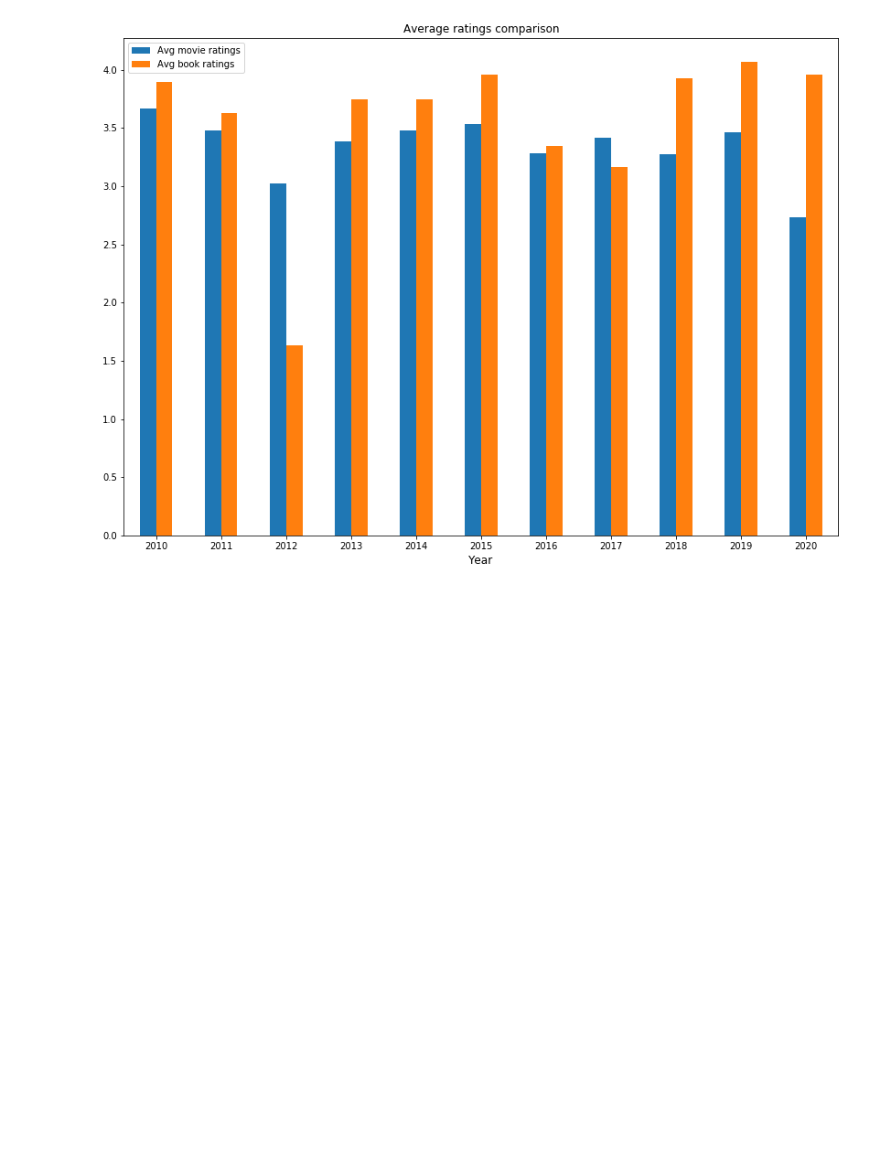
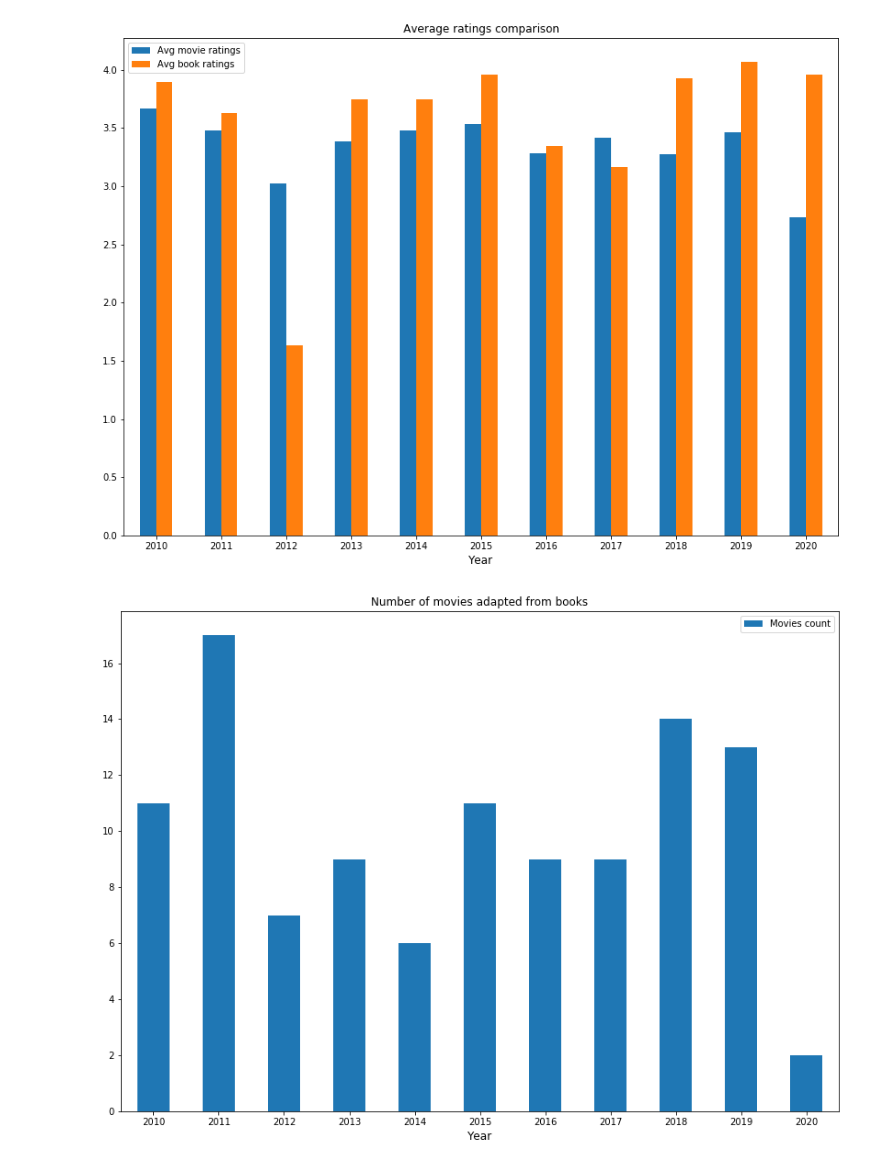
Before and after one commit to jankichauhan/Captsone_Goodreads_Imdb, a Jupyter notebook: Imdb_data_load.ipynb, the cells around one changed output. Saved outputs shown, nothing was run; the diff lists cells and outputs as text; code cells hidden in the pictures; blank space fills up the shorter version.

```diff
--- a/Imdb_data_load.ipynb
+++ b/Imdb_data_load.ipynb
@@ -7,7 +7,7 @@ import pandas as pd
 spark = (ps.sql.SparkSession
          .builder
          .master('local[4]')
-         .appName('lecture')
+         .appName('capstone')
          .getOrCreate()
         )
 sc = spark.sparkContext
@@ -567,4 +548,4 @@ pd_movie_book
 | 107 | Moneyball | Moneyball: The Art of Winning an ... | 2011 | Biography,Drama,Sport | 7.6 | 4.26 | 343269 | ... |
 108 rows × 10 columns
 # %%
-pd_movie_book.groupby('Movie_year').count()[['Movie','Book']]
+pd_gb_count = pd_movie_book.groupby('Movie_year').count()[['Movie']]
@@ -607,3 +574,10 @@ ax.set_xlabel("Year",fontsize=12)
 ax.legend(['Avg movie ratings', 'Avg book ratings']);
 # %% [output]
 [figure]
+# %%
+fig, ax = subplots()
+pd_gb_count.plot.bar(rot = 0, title='Number of movies adapted from books',ax=ax, figsize = (14, 10))
+ax.set_xlabel("Year",fontsize=12)
+ax.legend(['Movies count']);
+# %% [output]
+[figure, added]
```
Also changed, not shown: parts of 19 cells of this notebook.
